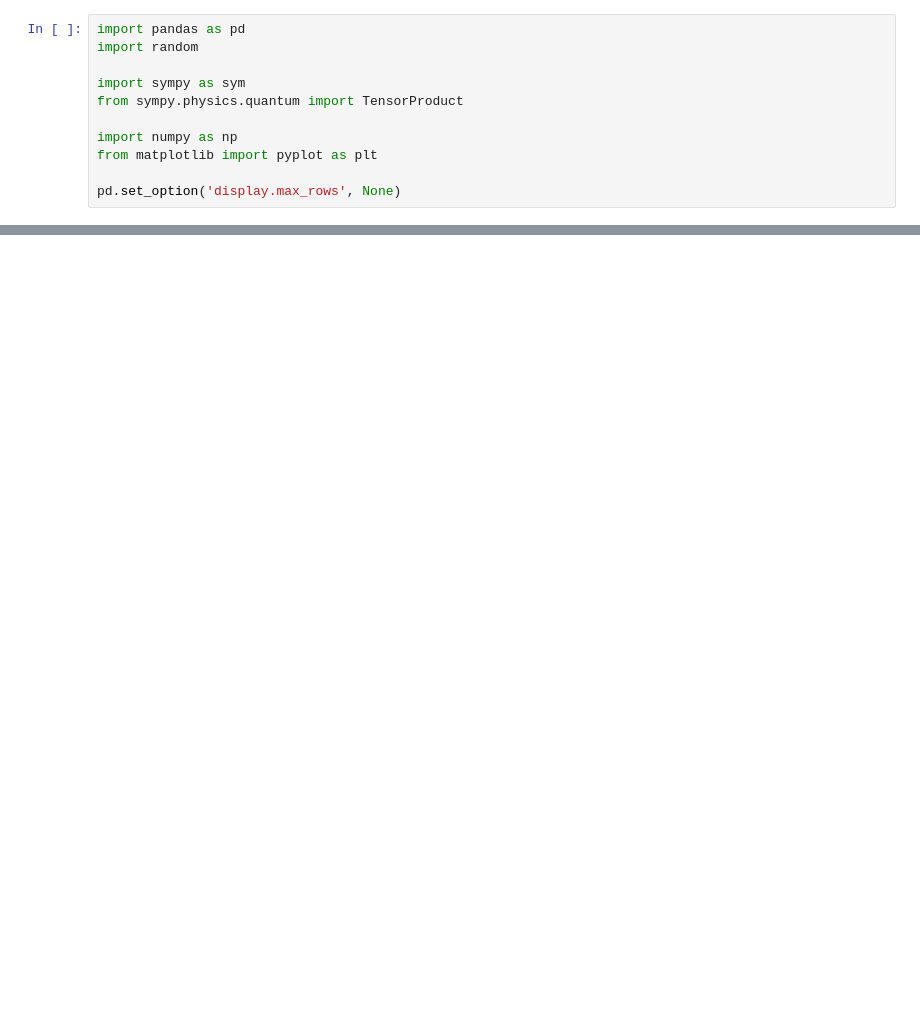
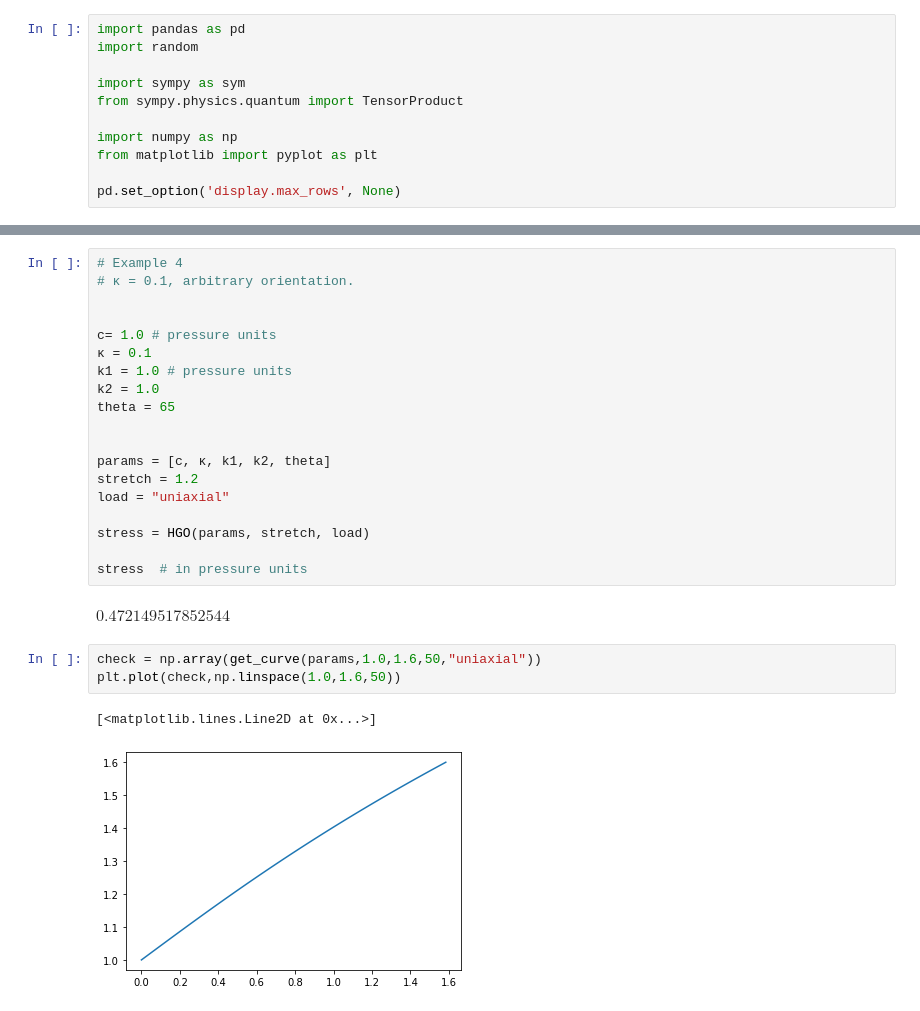
Before and after one commit to luis-rodrigues-8/Constitutive_Models, a Jupyter notebook: generate_HGO.ipynb, the cells around one changed output, grey strips where cells are left out. Saved outputs shown, nothing was run; the diff lists cells and outputs as text; blank space fills up the shorter version.

```diff
--- a/generate_HGO.ipynb
+++ b/generate_HGO.ipynb
@@ -721,0 +682,27 @@ df_uniaxial
+# %%
+# Example 4
+# κ = 0.1, arbitrary orientation.
+
+
+c= 1.0 # pressure units
+κ = 0.1
+k1 = 1.0 # pressure units
+k2 = 1.0
+theta = 65
+
+
+params = [c, κ, k1, k2, theta]
+stretch = 1.2
+load = "uniaxial"
+
+stress = HGO(params, stretch, load)
+
+stress  # in pressure units
+# %% [output]
+$\displaystyle 0.472149517852544$
+# %%
+check = np.array(get_curve(params,1.0,1.6,50,"uniaxial"))
+plt.plot(check,np.linspace(1.0,1.6,50))
+# %% [output]
+[<matplotlib.lines.Line2D at 0x...>]
+[figure, added]
```
Also changed, not shown: parts of 58 cells of this notebook, 2 other files.
